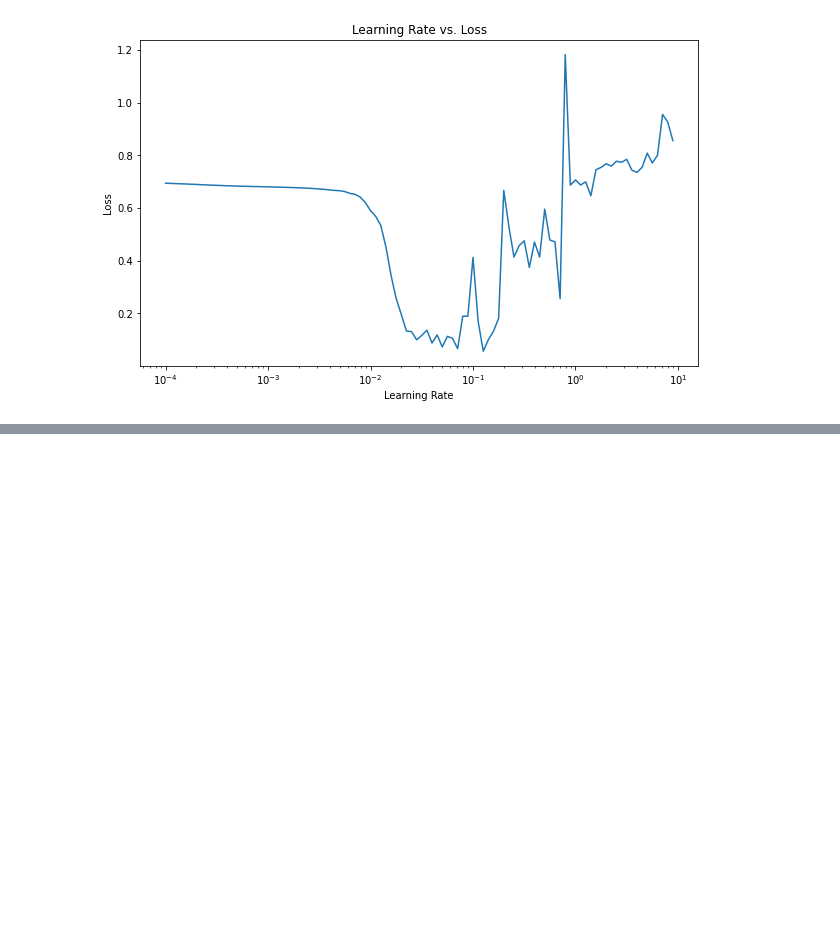
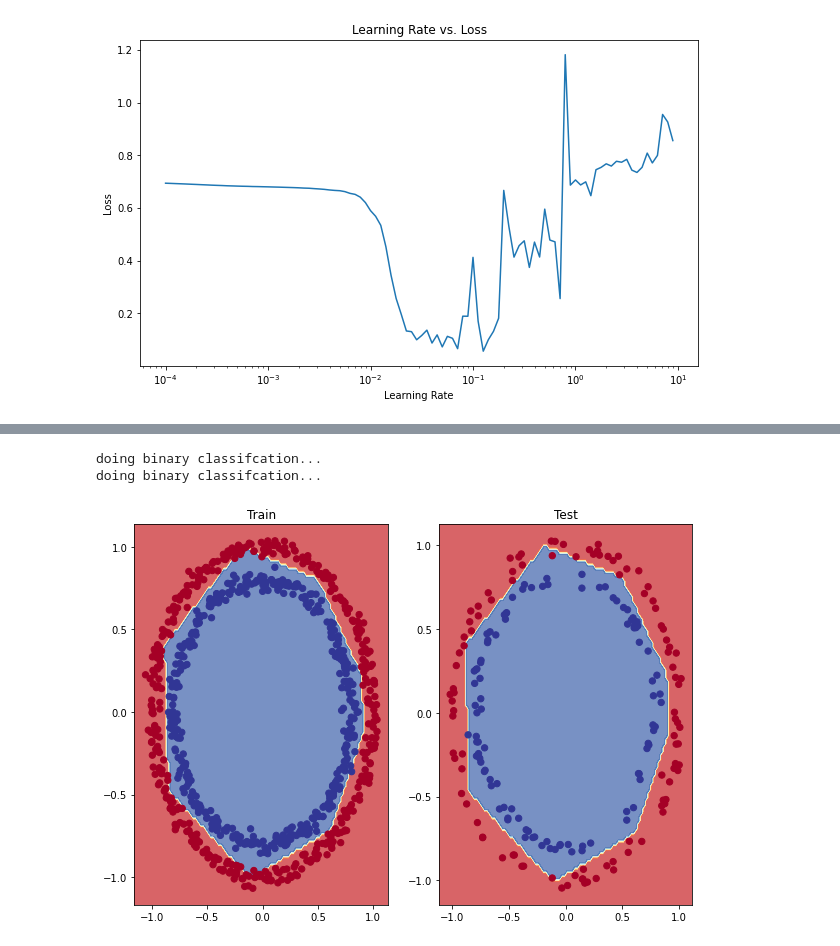
Before and after one commit to milioe/Moravec, a Jupyter notebook: 2_Classification.ipynb, the cells around one changed output, grey strips where cells are left out. Drawn from its saved outputs; the diff is of its cells as text; code cells hidden in the pictures; blank space fills up the shorter version.

```diff
--- a/2_Classification.ipynb
+++ b/2_Classification.ipynb
@@ -639,0 +644,23 @@ Text(0.5, 1.0, 'Learning Rate vs. Loss')
+# %%
+# 0. Set random seed
+tf.random.set_seed(42)
+
+# 1. Create model
+model_9 = tf.keras.Sequential([
+  tf.keras.layers.Dense(4, activation="relu"),
+  tf.keras.layers.Dense(4, activation="relu"),
+  tf.keras.layers.Dense(1, activation="sigmoid"),
+])
+
+
+# 2. Compile model
+model_9.compile(loss="binary_crossentropy",
+                optimizer=tf.keras.optimizers.Adam(lr=0.02),
+                metrics=["accuracy"])
+
+# 2.5 Callback
+lr_scheduler = tf.keras.callbacks.LearningRateScheduler(lambda epoch: 1e-4*10**(epoch/20))
+
+
+# 3. Fit the model (CALLBACK)
+history = model_9.fit(X_train, y_train, epochs=20)
@@ -639,0 +691,13 @@ Text(0.5, 1.0, 'Learning Rate vs. Loss')
+# %%
+plt.figure(figsize=(10, 7))
+plt.subplot(1,2,1)
+plt.title("Train")
+plot_decision_boundary(model_9, X_train, y_train)
+plt.subplot(1,2,2)
+plt.title("Test")
+plot_decision_boundary(model_9, X_test, y_test)
+plt.show();
+# %% [output]
+doing binary classifcation...
+doing binary classifcation...
+[figure, added]
```
Also changed, not shown: parts of 19 cells of this notebook.
